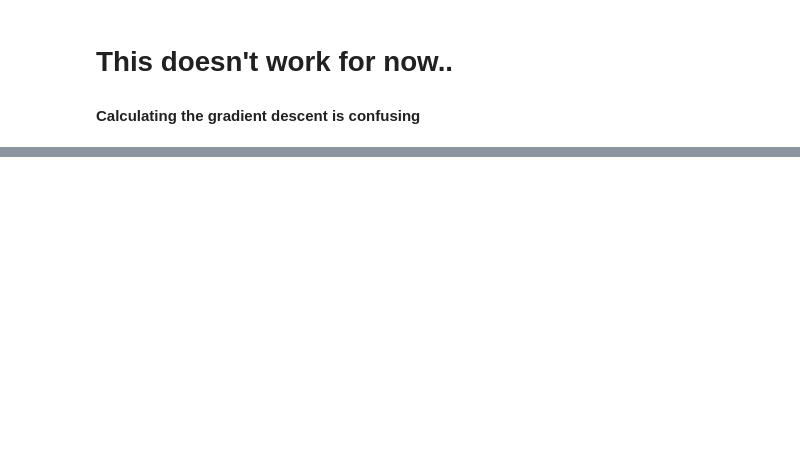
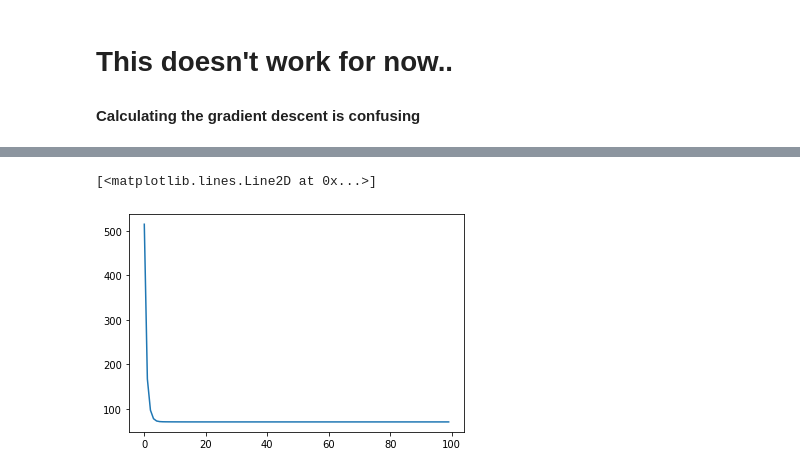
Before and after one commit to HazemHassine/Machine-Learning-Components, a Jupyter notebook: PolynomialRegression.ipynb, the cells around one changed output, grey strips where cells are left out. Cells and saved outputs as stored; diff of their text form; code cells hidden in the pictures; blank space fills up the shorter version.

```diff
--- a/PolynomialRegression.ipynb
+++ b/PolynomialRegression.ipynb
@@ -92,3 +104,8 @@ plotPolynomial(coefs, np.min(X1), np.max(X1), X1, Y1)
+# %%
+plt.plot(range(len(hist)), hist)
+# %% [output]
+[<matplotlib.lines.Line2D at 0x...>]
+[figure, added]
 # %%
 # Importing libraries
 
```
Also changed, not shown: parts of 12 cells of this notebook.
